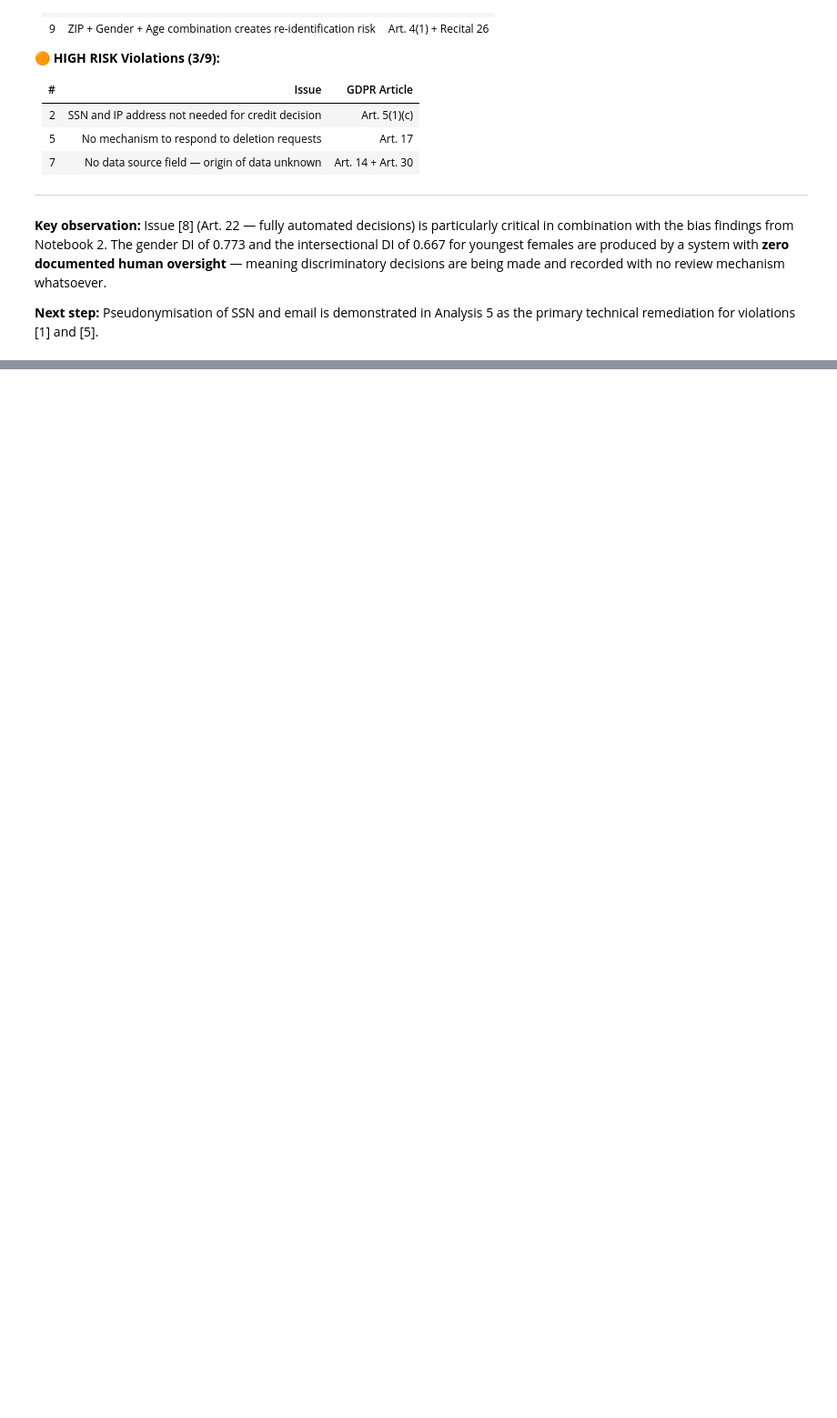
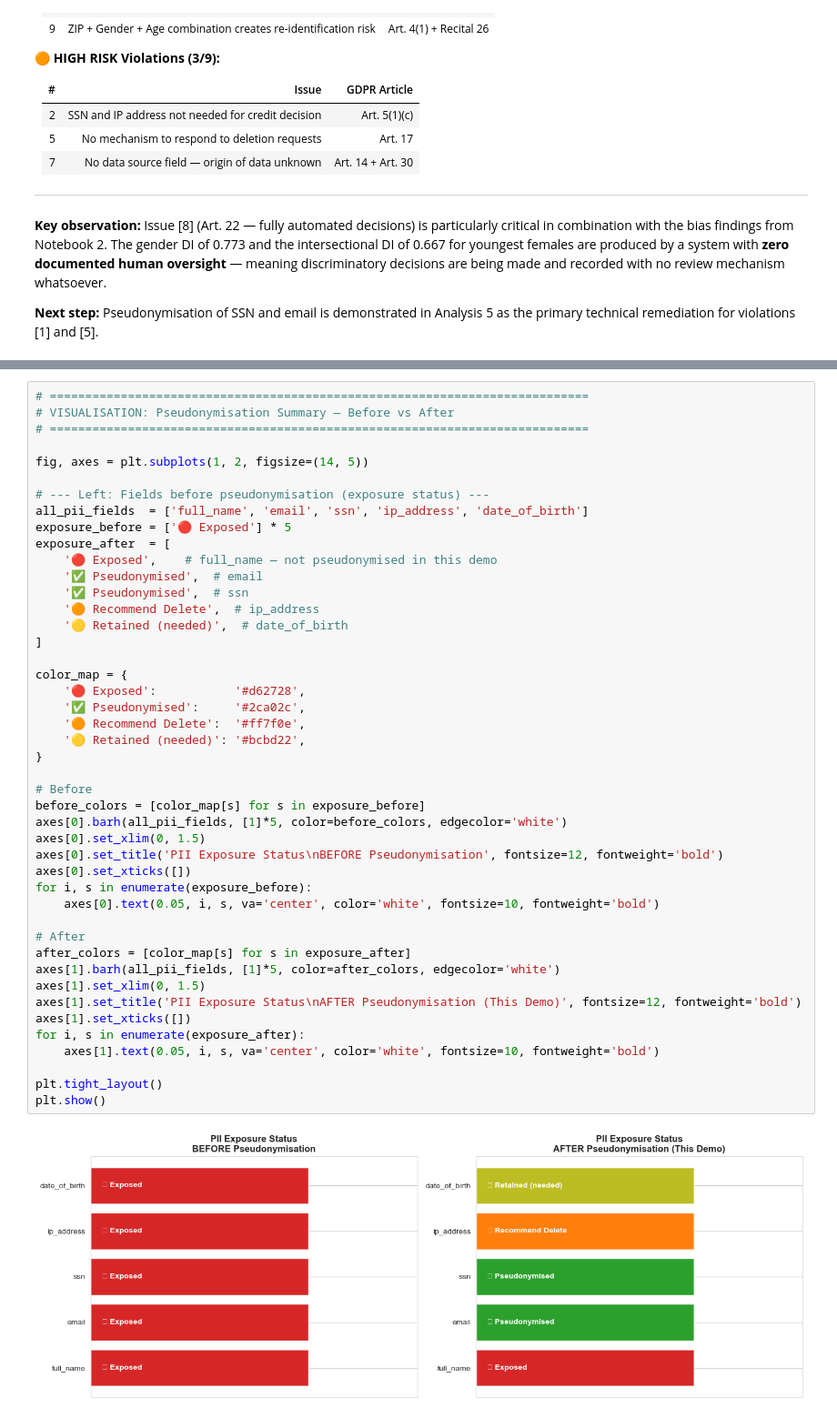
Before and after one commit to mariehenke73606/DEGO-2606---TXC_12, a Jupyter notebook: notebooks/03 - privacy - demo.ipynb, the cells around one changed output, grey strips where cells are left out. Shown at 91% size. Cells and saved outputs as stored; diff of their text form; blank space fills up the shorter version.

Commit message:
Add executive summary to NB3 privacy analysis

```diff
--- a/notebooks/03 - privacy - demo.ipynb
+++ b/notebooks/03 - privacy - demo.ipynb
@@ -851,0 +1010,47 @@ plt.show()
+# %%
+# ============================================================================
+# VISUALISATION: Pseudonymisation Summary — Before vs After
+# ============================================================================
+
+fig, axes = plt.subplots(1, 2, figsize=(14, 5))
+
+# --- Left: Fields before pseudonymisation (exposure status) ---
+all_pii_fields  = ['full_name', 'email', 'ssn', 'ip_address', 'date_of_birth']
+exposure_before = ['🔴 Exposed'] * 5
+exposure_after  = [
+    '🔴 Exposed',    # full_name — not pseudonymised in this demo
+    '✅ Pseudonymised',  # email
+    '✅ Pseudonymised',  # ssn
+    '🟠 Recommend Delete',  # ip_address
+    '🟡 Retained (needed)',  # date_of_birth
+]
+
+color_map = {
+    '🔴 Exposed':           '#d62728',
+    '✅ Pseudonymised':     '#2ca02c',
+    '🟠 Recommend Delete':  '#ff7f0e',
+    '🟡 Retained (needed)': '#bcbd22',
+}
+
+# Before
+before_colors = [color_map[s] for s in exposure_before]
+axes[0].barh(all_pii_fields, [1]*5, color=before_colors, edgecolor='white')
+axes[0].set_xlim(0, 1.5)
+axes[0].set_title('PII Exposure Status\nBEFORE Pseudonymisation', fontsize=12, fontweight='bold')
+axes[0].set_xticks([])
+for i, s in enumerate(exposure_before):
+    axes[0].text(0.05, i, s, va='center', color='white', fontsize=10, fontweight='bold')
+
+# After
+after_colors = [color_map[s] for s in exposure_after]
+axes[1].barh(all_pii_fields, [1]*5, color=after_colors, edgecolor='white')
+axes[1].set_xlim(0, 1.5)
+axes[1].set_title('PII Exposure Status\nAFTER Pseudonymisation (This Demo)', fontsize=12, fontweight='bold')
+axes[1].set_xticks([])
+for i, s in enumerate(exposure_after):
+    axes[1].text(0.05, i, s, va='center', color='white', fontsize=10, fontweight='bold')
+
+plt.tight_layout()
+plt.show()
+# %% [output]
+[figure, added]
```
Also changed, not shown: parts of 14 cells of this notebook.
